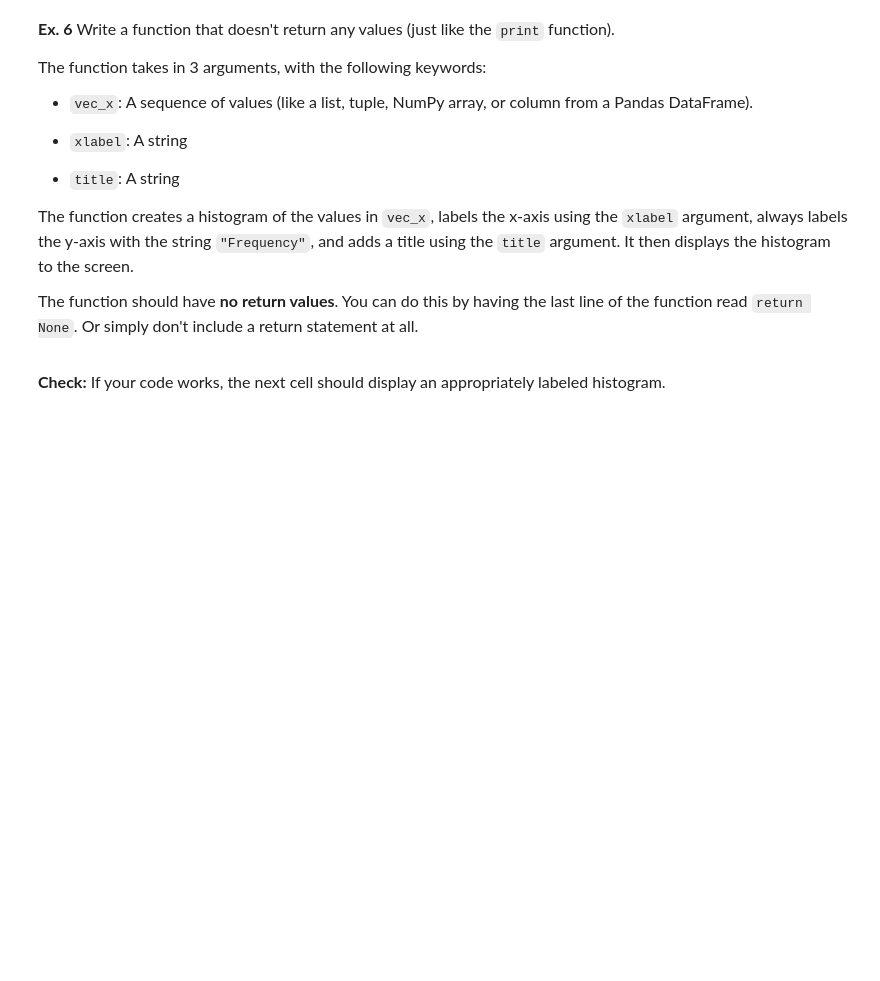
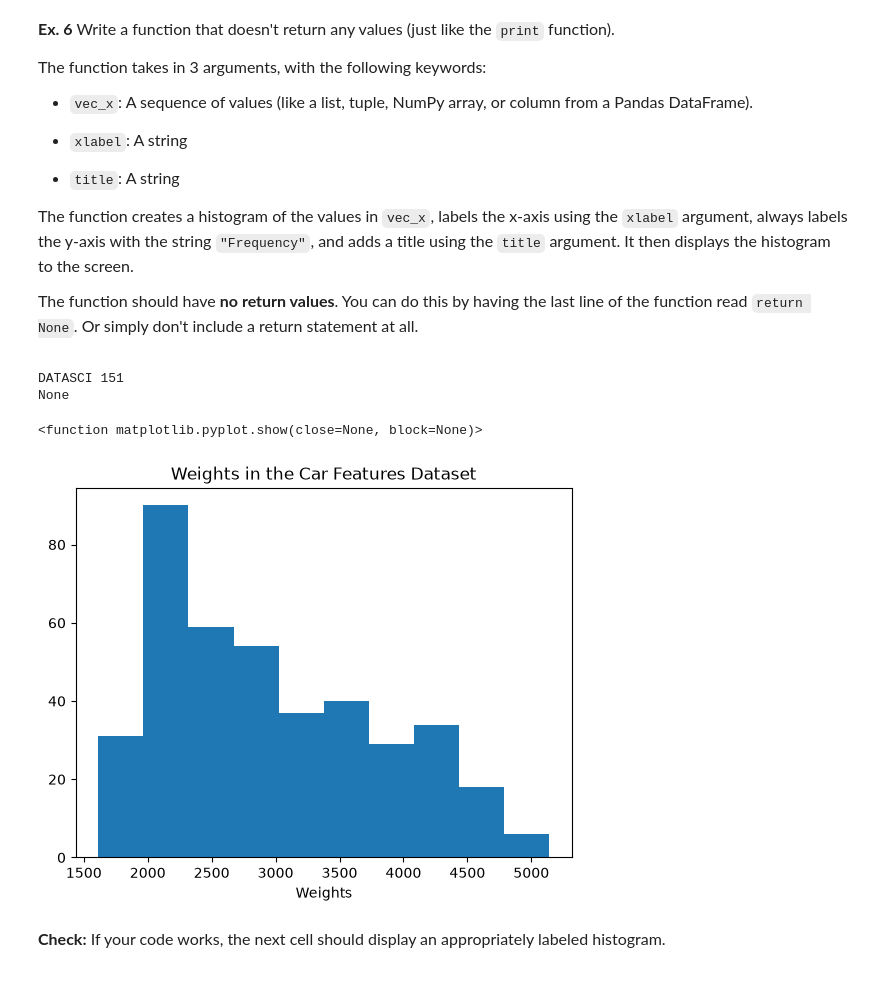
Before and after one commit to chloecchiang/datasci151fall2026, a Jupyter notebook: lecture_07 (functions)/Lecture07_mycopy.ipynb, the cells around one changed output. Saved outputs shown, nothing was run; the diff lists cells and outputs as text; code cells hidden in the pictures; blank space fills up the shorter version.

```diff
--- a/lecture_07 (functions)/Lecture07_mycopy.ipynb
+++ b/lecture_07 (functions)/Lecture07_mycopy.ipynb
@@ -662,0 +738,21 @@ def create_histogram(vec_x, xlabel, title):
+# %%
+t = print("DATASCI 151")
+print(t)
+# %% [output]
+DATASCI 151
+None
+# %%
+df = pd.read_csv("data/features.csv")
+
+vec_x = df["weight"]
+xlabel = "Weights"
+title = "Weights in the Car Features Dataset"
+
+### Beginning of Function
+plt.hist(vec_x)
+plt.xlabel(xlabel)
+plt.title(title)
+plt.show
+# %% [output]
+<function matplotlib.pyplot.show(close=None, block=None)>
+[figure, added]
```
Also changed, not shown: parts of 19 cells of this notebook, 4 other files.
